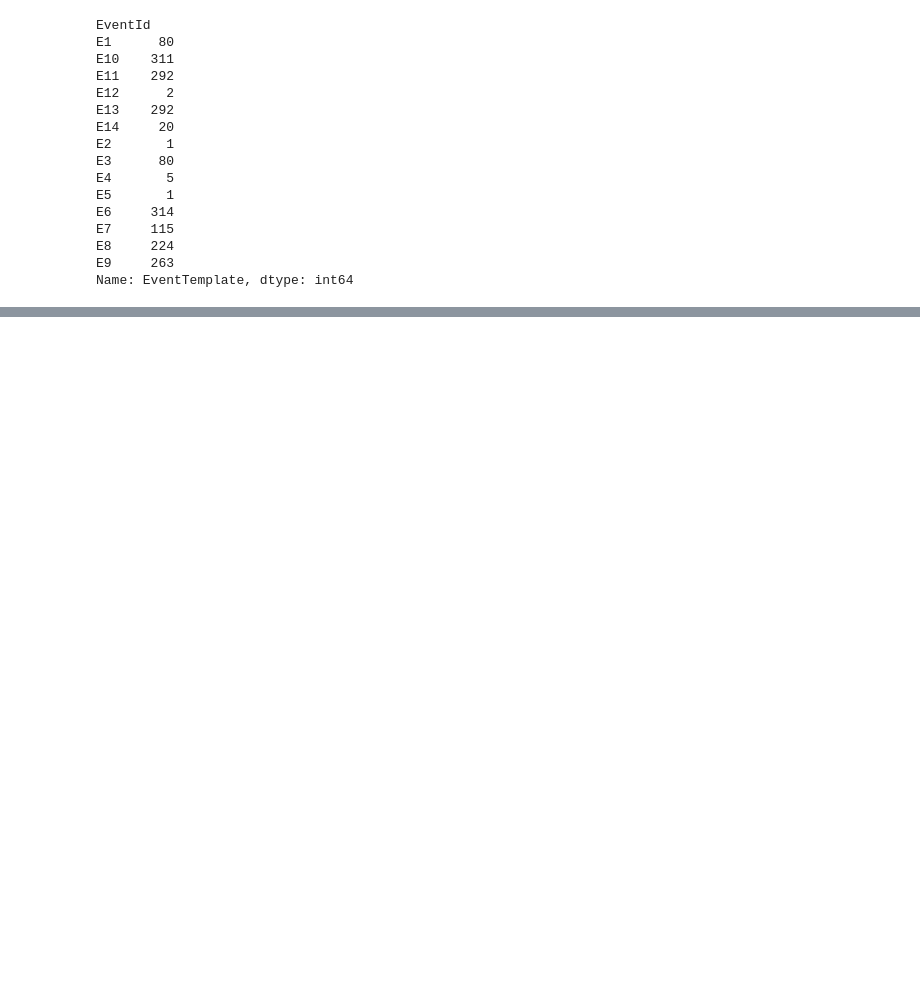
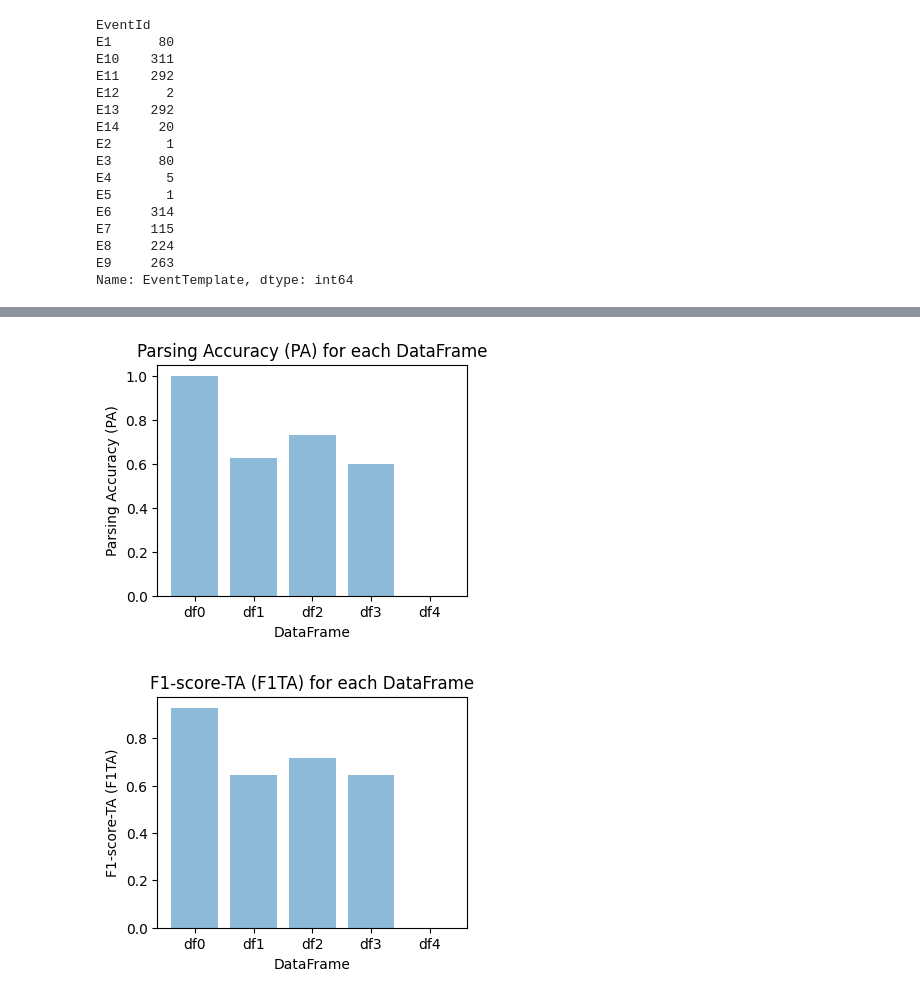
Before and after one commit to shashank-2102/BEP_Shashank_Logs, a Jupyter notebook: eval_metrics.ipynb, the cells around one changed output, grey strips where cells are left out. Drawn from its saved outputs; the diff is of its cells as text; code cells hidden in the pictures; blank space fills up the shorter version.

Commit message:
Added support for folder parsing, need to make grpahs pretty

```diff
--- a/eval_metrics.ipynb
+++ b/eval_metrics.ipynb
@@ -196,0 +155,17 @@ compute(df4, normalized_weights)
+# %%
+def load_csvs_from_folder(folder_path):
+
+    csv_files = sorted(glob.glob(os.path.join(folder_path, '*.csv')))
+
+
+    dataframes = {}
+
+
+    for i, file in enumerate(csv_files):
+        df = pd.read_csv(file)
+        dataframes[f'df{i}'] = df
+
+    return dataframes
+# %%
+dataframes = load_csvs_from_folder("data\parsed\\3Parsed")
+dataframes
@@ -217,24 +252,21 @@ E8     224
 E9     263
 Name: EventTemplate, dtype: int64
 # %%
-import matplotlib.pyplot as plt
-
 def plot_metrics(dataframes):
     metrics = ['Grouping Accuracy (GA)', 'Parsing Accuracy (PA)',
                'Precision Template Accuracy (PTA)',
                'Recall Template Accuracy (RTA)', 'F1-score-TA (F1TA)']
+    metrics = ['Parsing Accuracy (PA)', 'F1-score-TA (F1TA)']
 
     num_metrics = len(metrics)
 
     for metric in metrics:
-        values = [compute(df, normalized_weights)[metric] for df in dataframes]
+        values =  [compute(dataframes[df], normalized_weights)[metric] for df in dataframes]
 
-        plt.figure(figsize=(8, 6))
+        plt.figure(figsize=(4, 3))
         plt.bar(range(len(dataframes)), values, align='center', alpha=0.5)
-        plt.xticks(range(len(dataframes)), range(0, len(dataframes)))
+        plt.xticks(range(len(dataframes)), dataframes.keys())
         plt.xlabel('DataFrame')
         plt.ylabel(metric)
         plt.title(f'{metric} for each DataFrame')
         plt.show()
-
-plot_metrics([df0, df1, df2, df3, df4])
@@ -246,0 +273,6 @@ plot_metrics([df0, df1, df2, df3, df4])
+# %%
+dataframes = load_csvs_from_folder("data\parsed\\3Parsed")
+plot_metrics(dataframes)
+# %% [output]
+[figure, added]
+[figure, added]
```
Also changed, not shown: parts of 15 cells of this notebook.
